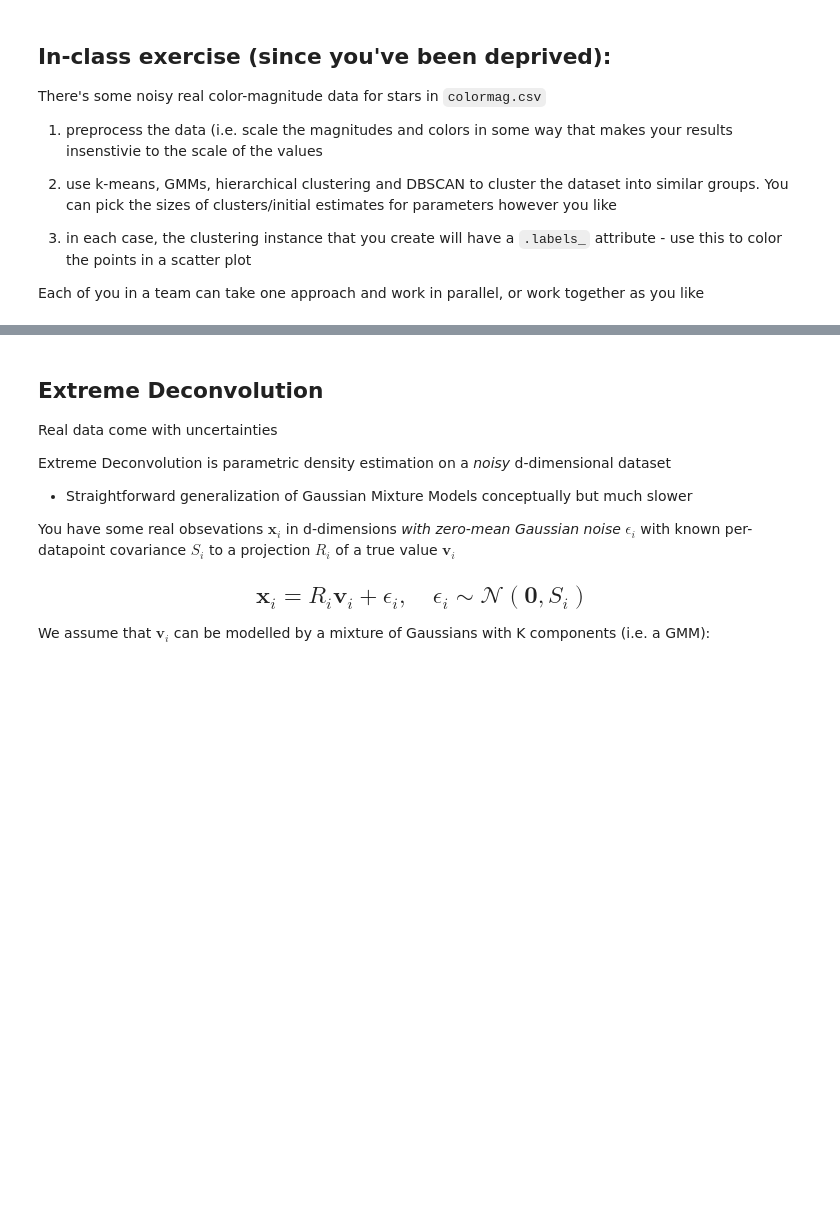
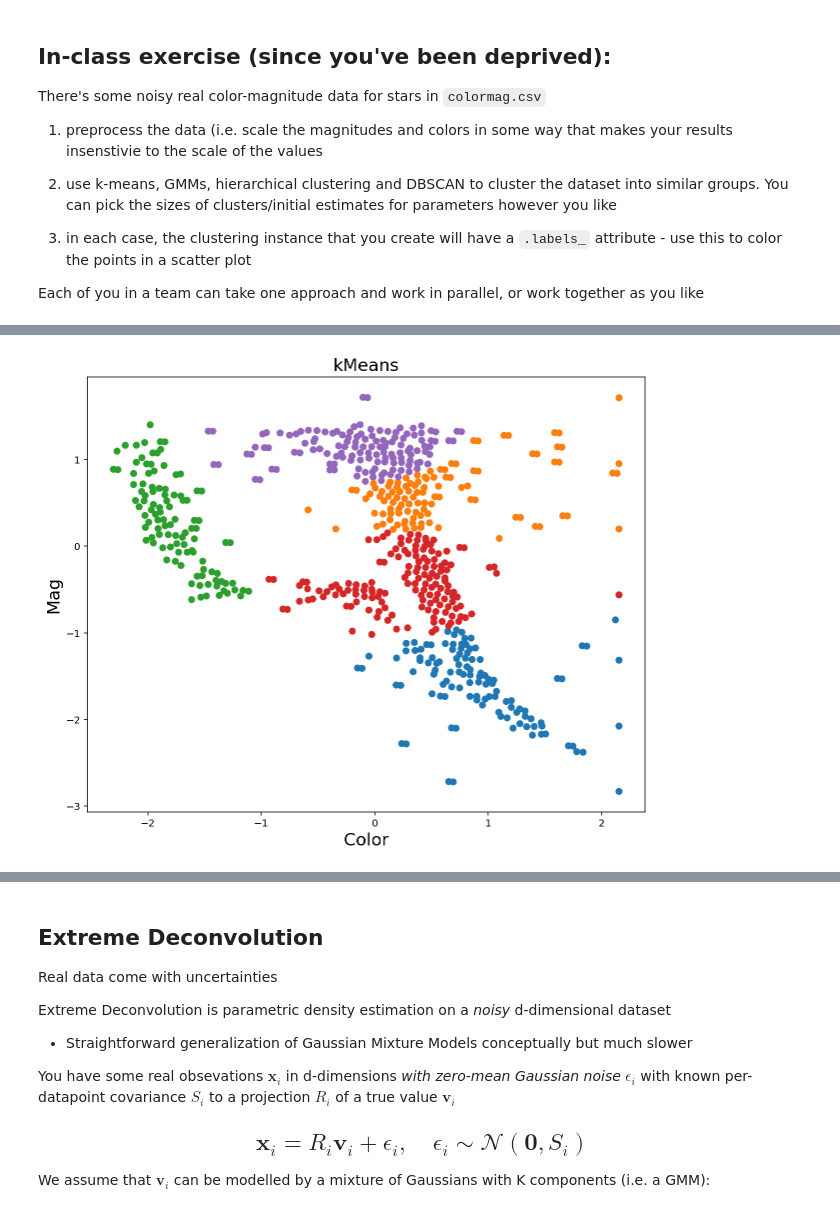
Before and after one commit to gnarayan/ast596_2020_Spring, a Jupyter notebook: lecture/13/week13_p2.ipynb, the cells around one changed output, grey strips where cells are left out. Saved outputs shown, nothing was run; the diff lists cells and outputs as text; code cells hidden in the pictures; blank space fills up the shorter version.

```diff
--- a/lecture/13/week13_p2.ipynb
+++ b/lecture/13/week13_p2.ipynb
@@ -107,0 +122,16 @@ Each of you in a team can take one approach and work in parallel, or work togeth
+# %%
+from sklearn.mixture import GaussianMixture
+from sklearn.cluster import DBSCAN, KMeans
+
+gmm = GaussianMixture(n_components=5, covariance_type='full')
+gmm.fit(Xt)
+labels = gmm.predict(Xt)
+
+color = [f'C{i}' for i in labels]
+scatter(Xt[:,0], Xt[:,1], color=color)
+ax = plt.gca()
+ax.set_xlabel('Color', fontsize='xx-large')
+ax.set_ylabel('Mag', fontsize='xx-large')
+ax.set_title('kMeans', fontsize='xx-large');
+# %% [output]
+[figure, added]
```
Also changed, not shown: parts of 9 cells of this notebook.
